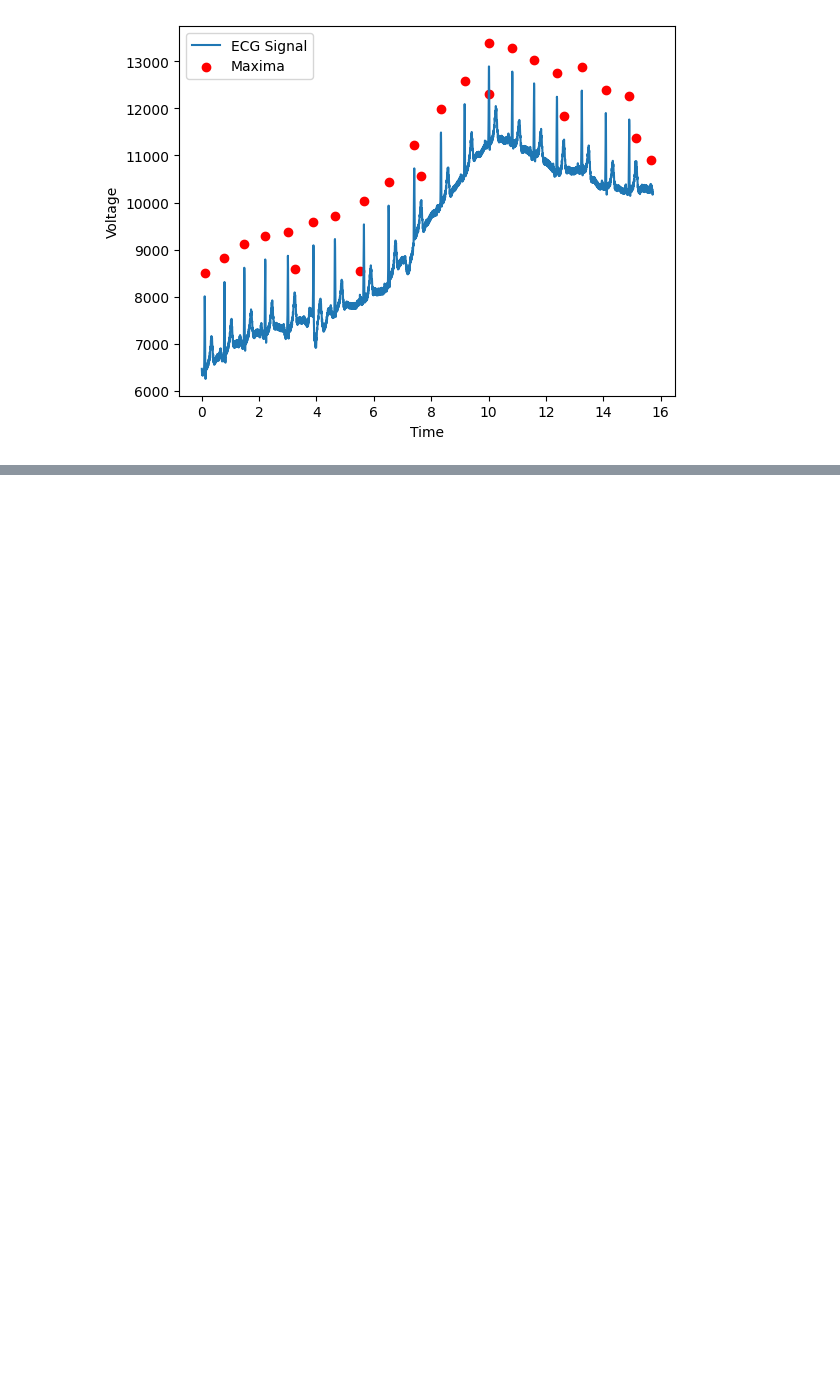
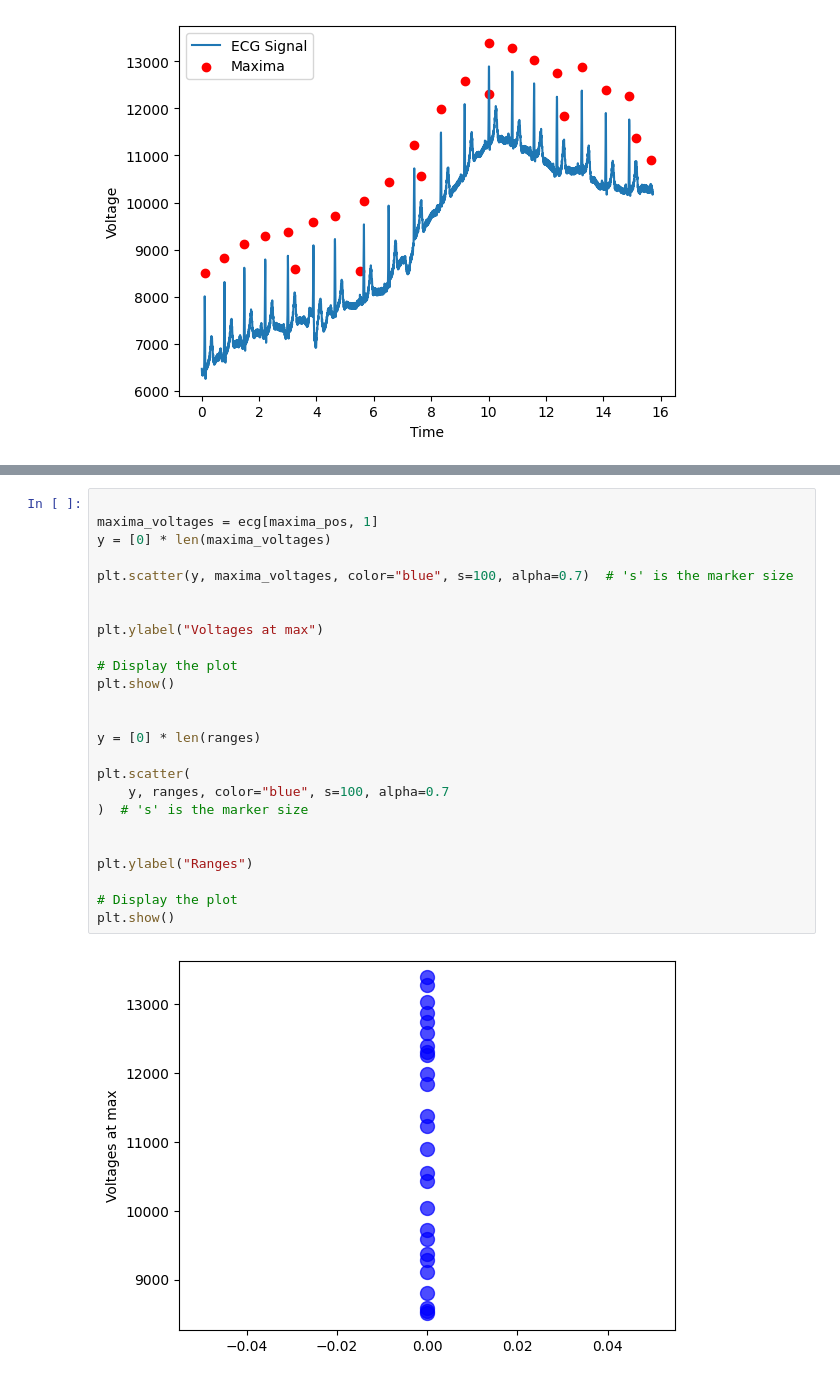
Before and after one commit to jaropis/signalweaver, a Jupyter notebook: crunch.ipynb, the cells around one changed output, grey strips where cells are left out. Saved outputs shown, nothing was run; the diff lists cells and outputs as text; blank space fills up the shorter version.

```diff
--- a/crunch.ipynb
+++ b/crunch.ipynb
@@ -129,0 +206,27 @@ plt.show()
+# %%
+
+maxima_voltages = ecg[maxima_pos, 1]
+y = [0] * len(maxima_voltages)
+
+plt.scatter(y, maxima_voltages, color="blue", s=100, alpha=0.7)  # 's' is the marker size
+
+
+plt.ylabel("Voltages at max")
+
+# Display the plot
+plt.show()
+
+
+y = [0] * len(ranges)
+
+plt.scatter(
+    y, ranges, color="blue", s=100, alpha=0.7
+)  # 's' is the marker size
+
+
+plt.ylabel("Ranges")
+
+# Display the plot
+plt.show()
+# %% [output]
+[figure, added]
```
Also changed, not shown: parts of 6 cells of this notebook.
